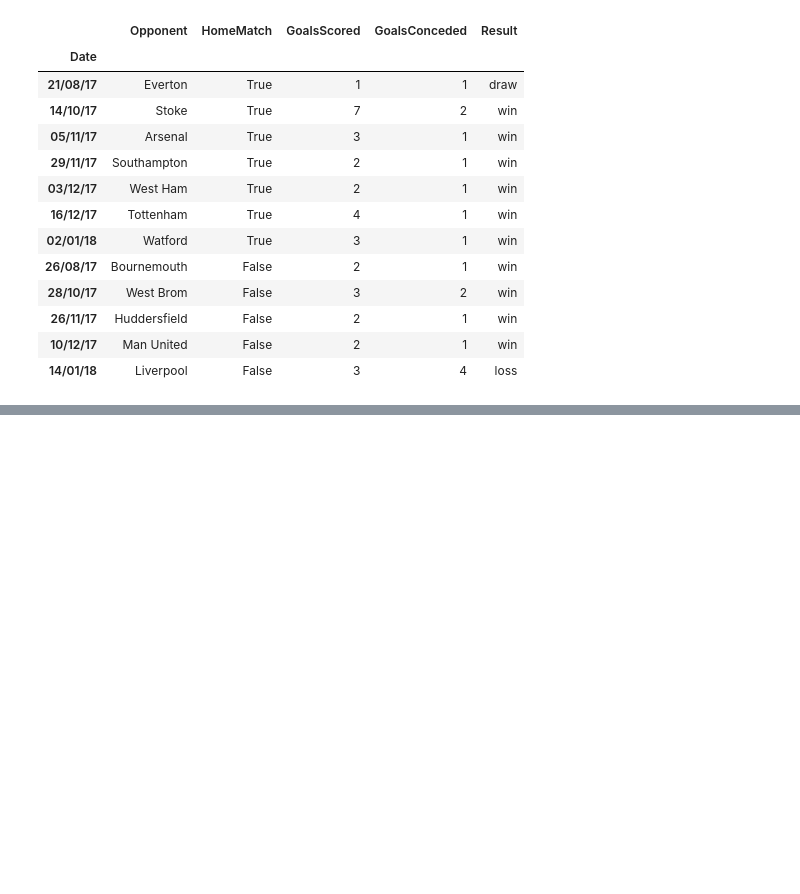
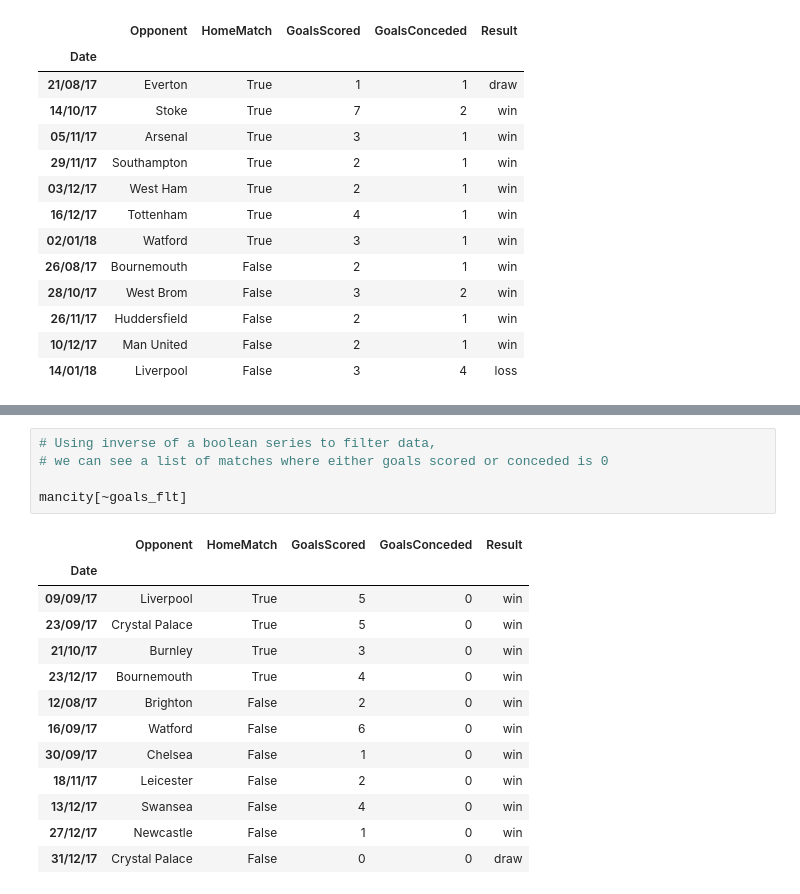
Before and after one commit to bbcCorp/dataScienceWorkbook, a Jupyter notebook: 3-Data Manipulation with Pandas.ipynb, the cells around one changed output, grey strips where cells are left out. Cells and saved outputs as stored; diff of their text form; blank space fills up the shorter version.

Commit message:
Added inverse boolean series filter example

```diff
--- a/3-Data Manipulation with Pandas.ipynb
+++ b/3-Data Manipulation with Pandas.ipynb
@@ -245,0 +226,19 @@ mancity[goals_flt]
+# %%
+# Using inverse of a boolean series to filter data,
+# we can see a list of matches where either goals scored or conceded is 0
+
+mancity[~goals_flt]
+# %% [output]
+|  | Opponent | HomeMatch | GoalsScored | GoalsConceded | Result |
+| Date |  |  |  |  |  |
+| 09/09/17 | Liverpool | True | 5 | 0 | win |
+| 23/09/17 | Crystal Palace | True | 5 | 0 | win |
+| 21/10/17 | Burnley | True | 3 | 0 | win |
+| 23/12/17 | Bournemouth | True | 4 | 0 | win |
+| 12/08/17 | Brighton | False | 2 | 0 | win |
+| 16/09/17 | Watford | False | 6 | 0 | win |
+| 30/09/17 | Chelsea | False | 1 | 0 | win |
+| 18/11/17 | Leicester | False | 2 | 0 | win |
+| 13/12/17 | Swansea | False | 4 | 0 | win |
+| 27/12/17 | Newcastle | False | 1 | 0 | win |
+| 31/12/17 | Crystal Palace | False | 0 | 0 | draw |
```
Also changed, not shown: parts of 1 cell of this notebook.
